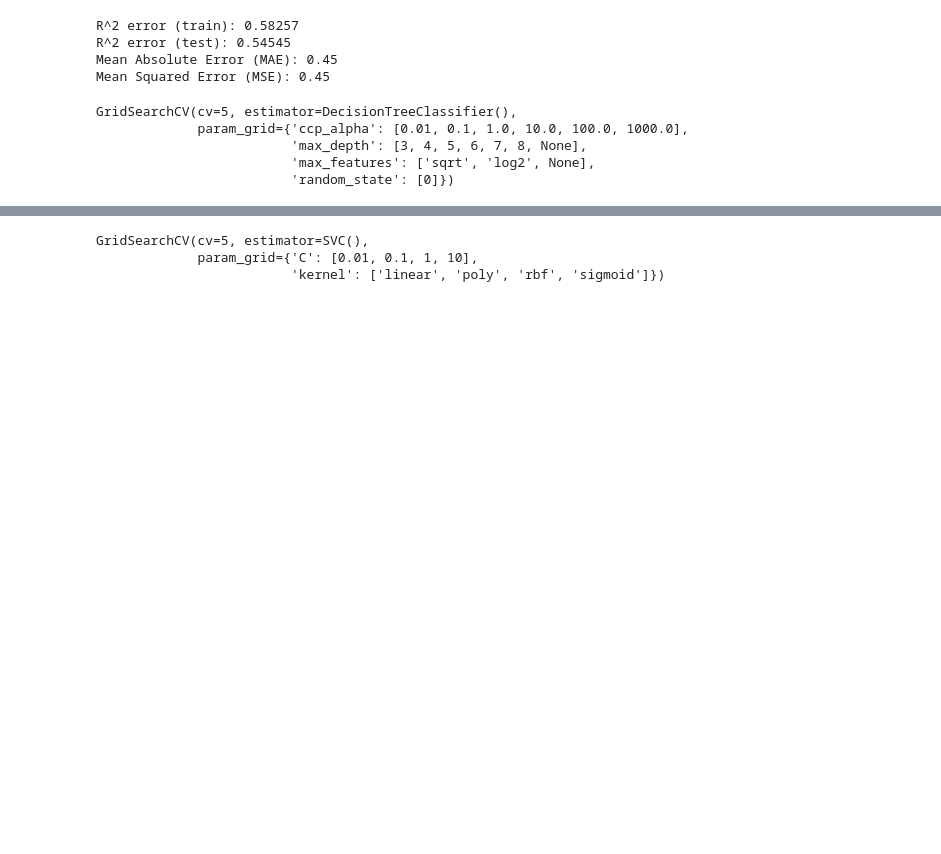
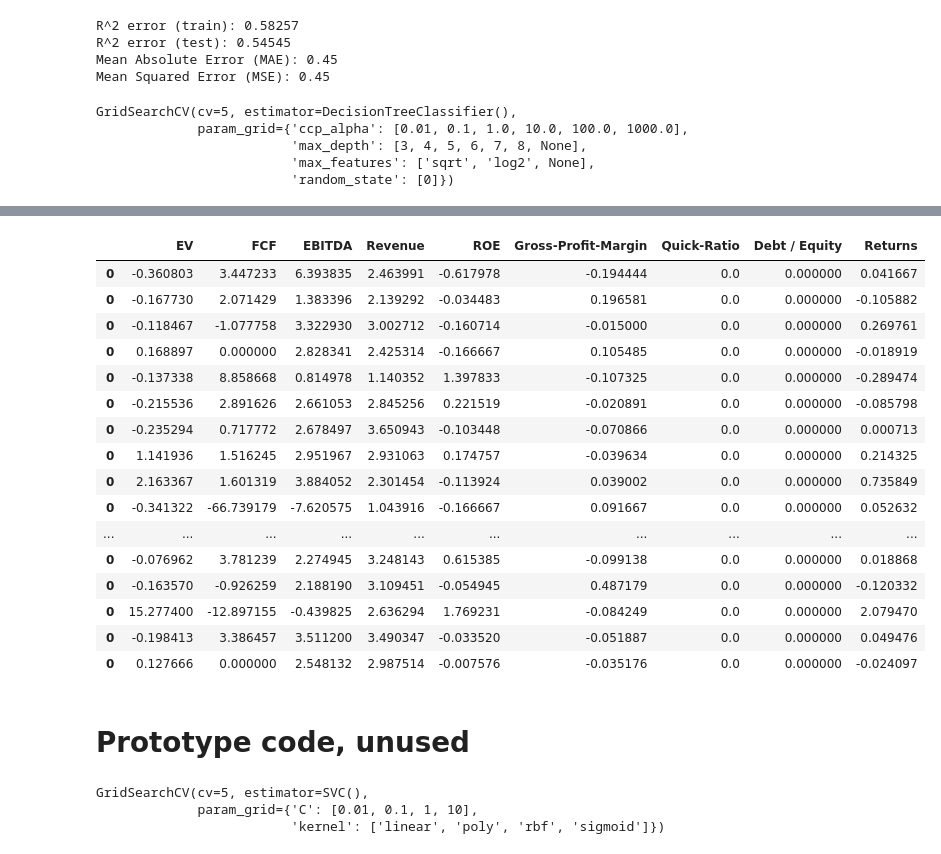
Before and after one commit to jjiaoyuwang/WQU-capstone, a Jupyter notebook: jupyter-notebooks/ML_proto.ipynb, the cells around one changed output, grey strips where cells are left out. Saved outputs shown, nothing was run; the diff lists cells and outputs as text; code cells hidden in the pictures; blank space fills up the shorter version.

```diff
--- a/jupyter-notebooks/ML_proto.ipynb
+++ b/jupyter-notebooks/ML_proto.ipynb
@@ -50,7 +53,7 @@ asset_prices = asset_prices.ffill(axis=1)
 
 
 #
-test = data_preproc.FRatioMLdata(ML_final,asset_prices,sector=None,returns_lead_by=-1)
+test = data_preproc.FRatioMLdata(ML_final,asset_prices,sector=None,returns_lead_by=2)#-1)
 #test.transform()
 #print(test.train.head())
 # %%
@@ -302,3 +378,25 @@ X_train, X_test, y_train, y_test =  gen_train_test(test_classification,regressio
+# %%
+test.train[test.train.index == 0]
+# %% [output]
+|  | EV | FCF | EBITDA | Revenue | ROE | Gross-Profit-Margin | Quick-Ratio | Debt / Equity | Returns |
+| 0 | -0.360803 | 3.447233 | 6.393835 | 2.463991 | -0.617978 | -0.194444 | 0.0 | 0.000000 | 0.041667 |
+| 0 | -0.167730 | 2.071429 | 1.383396 | 2.139292 | -0.034483 | 0.196581 | 0.0 | 0.000000 | -0.105882 |
+| 0 | -0.118467 | -1.077758 | 3.322930 | 3.002712 | -0.160714 | -0.015000 | 0.0 | 0.000000 | 0.269761 |
+| 0 | 0.168897 | 0.000000 | 2.828341 | 2.425314 | -0.166667 | 0.105485 | 0.0 | 0.000000 | -0.018919 |
+| 0 | -0.137338 | 8.858668 | 0.814978 | 1.140352 | 1.397833 | -0.107325 | 0.0 | 0.000000 | -0.289474 |
+| 0 | -0.215536 | 2.891626 | 2.661053 | 2.845256 | 0.221519 | -0.020891 | 0.0 | 0.000000 | -0.085798 |
+| 0 | -0.235294 | 0.717772 | 2.678497 | 3.650943 | -0.103448 | -0.070866 | 0.0 | 0.000000 | 0.000713 |
+| 0 | 1.141936 | 1.516245 | 2.951967 | 2.931063 | 0.174757 | -0.039634 | 0.0 | 0.000000 | 0.214325 |
+| 0 | 2.163367 | 1.601319 | 3.884052 | 2.301454 | -0.113924 | 0.039002 | 0.0 | 0.000000 | 0.735849 |
+| 0 | -0.341322 | -66.739179 | -7.620575 | 1.043916 | -0.166667 | 0.091667 | 0.0 | 0.000000 | 0.052632 |
+| ... | ... | ... | ... | ... | ... | ... | ... | ... | ... |
+| 0 | -0.076962 | 3.781239 | 2.274945 | 3.248143 | 0.615385 | -0.099138 | 0.0 | 0.000000 | 0.018868 |
+| 0 | -0.163570 | -0.926259 | 2.188190 | 3.109451 | -0.054945 | 0.487179 | 0.0 | 0.000000 | -0.120332 |
+| 0 | 15.277400 | -12.897155 | -0.439825 | 2.636294 | 1.769231 | -0.084249 | 0.0 | 0.000000 | 2.079470 |
+| 0 | -0.198413 | 3.386457 | 3.511200 | 3.490347 | -0.033520 | -0.051887 | 0.0 | 0.000000 | 0.049476 |
+| 0 | 0.127666 | 0.000000 | 2.548132 | 2.987514 | -0.007576 | -0.035176 | 0.0 | 0.000000 | -0.024097 |
+# %% [markdown]
+# Prototype code, unused
 # %%
 # attempt SVM
 grid = {
```
Also changed, not shown: parts of 22 cells of this notebook, 1 other file.
